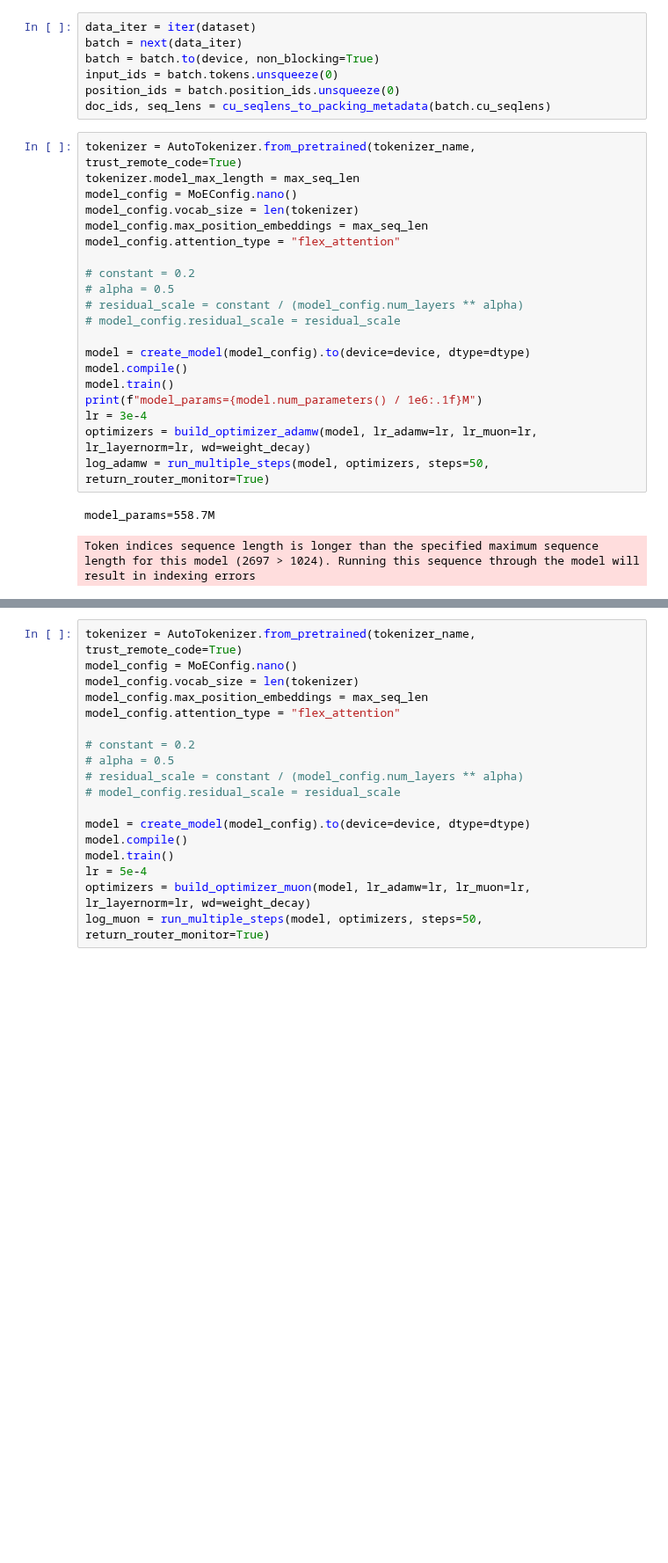
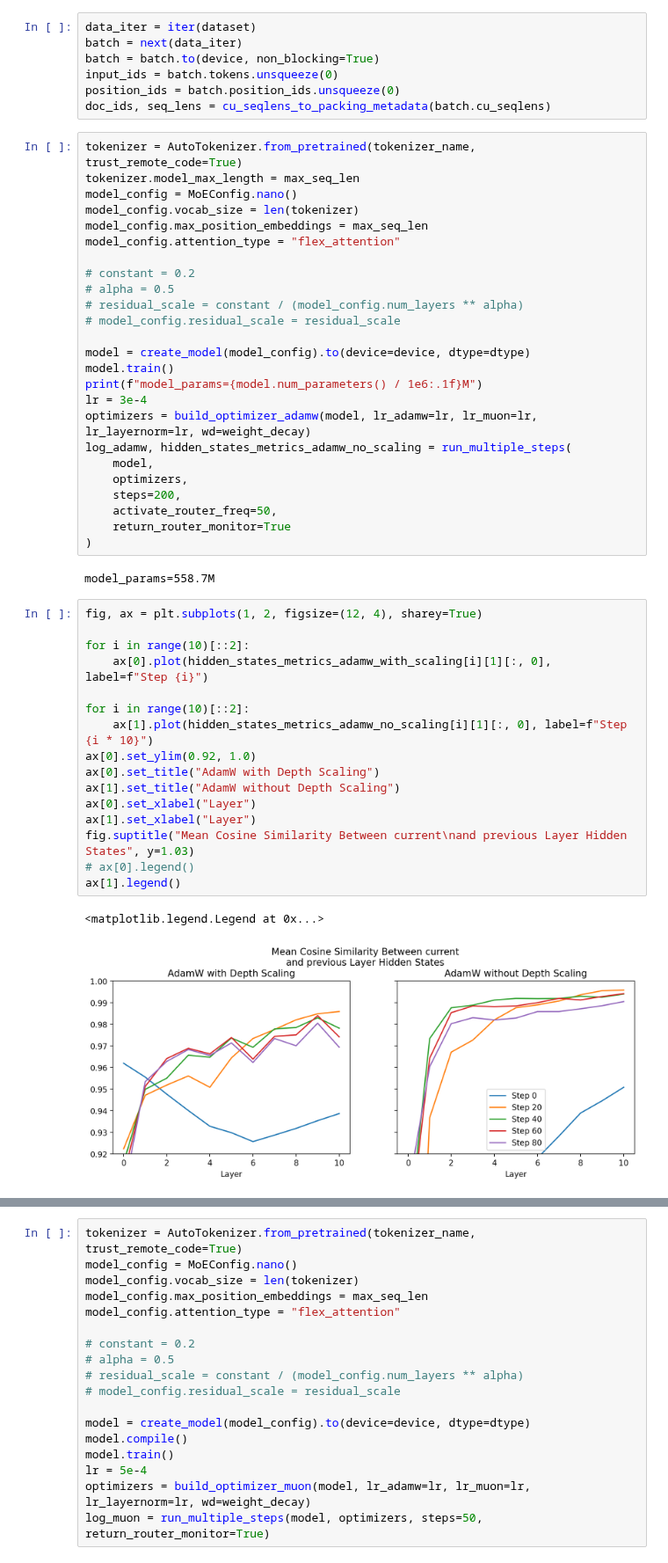
Before and after one commit to nano-moe/nanomoe, a Jupyter notebook: notebook/test_training.ipynb, the cells around one changed output, grey strips where cells are left out. Shown at 88% size. Drawn from its saved outputs; the diff is of its cells as text; blank space fills up the shorter version.

```diff
--- a/notebook/test_training.ipynb
+++ b/notebook/test_training.ipynb
@@ -608,12 +662,35 @@ model_config.attention_type = "flex_attention"
 # model_config.residual_scale = residual_scale
 
 model = create_model(model_config).to(device=device, dtype=dtype)
-model.compile()
 model.train()
 print(f"model_params={model.num_parameters() / 1e6:.1f}M")
 lr = 3e-4
 optimizers = build_optimizer_adamw(model, lr_adamw=lr, lr_muon=lr, lr_layernorm=lr, wd=weight_decay)
-log_adamw = run_multiple_steps(model, optimizers, steps=50, return_router_monitor=True)
+log_adamw, hidden_states_metrics_adamw_no_scaling = run_multiple_steps(
+    model,
+    optimizers,
+    steps=200,
+    activate_router_freq=50,
+    return_router_monitor=True
+)
 # %% [output]
 model_params=558.7M
-Token indices sequence length is longer than the specified maximum sequence length for this model (2697 > 1024). Running this sequence through the model will result in indexing errors
+# %%
+fig, ax = plt.subplots(1, 2, figsize=(12, 4), sharey=True)
+
+for i in range(10)[::2]:
+    ax[0].plot(hidden_states_metrics_adamw_with_scaling[i][1][:, 0], label=f"Step {i}")
+
+for i in range(10)[::2]:
+    ax[1].plot(hidden_states_metrics_adamw_no_scaling[i][1][:, 0], label=f"Step {i * 10}")
+ax[0].set_ylim(0.92, 1.0)
+ax[0].set_title("AdamW with Depth Scaling")
+ax[1].set_title("AdamW without Depth Scaling")
+ax[0].set_xlabel("Layer")
+ax[1].set_xlabel("Layer")
+fig.suptitle("Mean Cosine Similarity Between current\nand previous Layer Hidden States", y=1.03)
+# ax[0].legend()
+ax[1].legend()
+# %% [output]
+<matplotlib.legend.Legend at 0x...>
+[figure, added]
```
Also changed, not shown: parts of 6 cells of this notebook, 13 other files.
